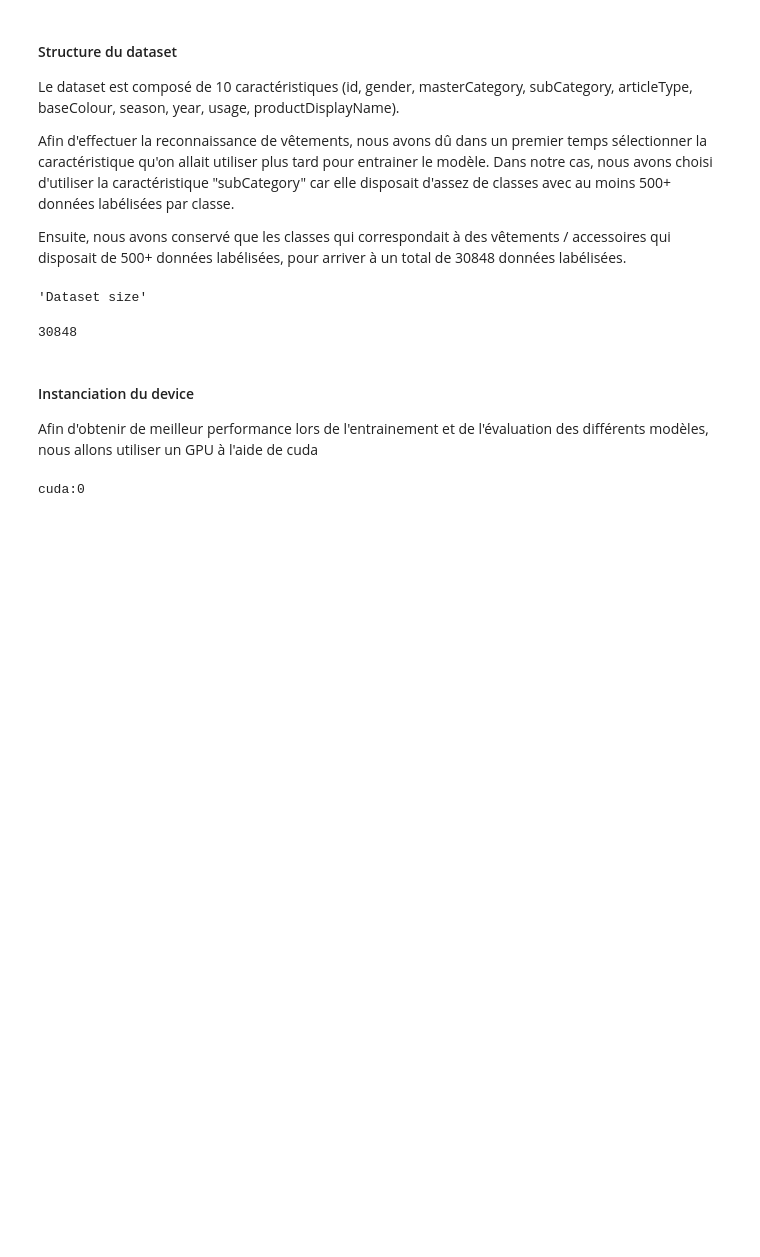
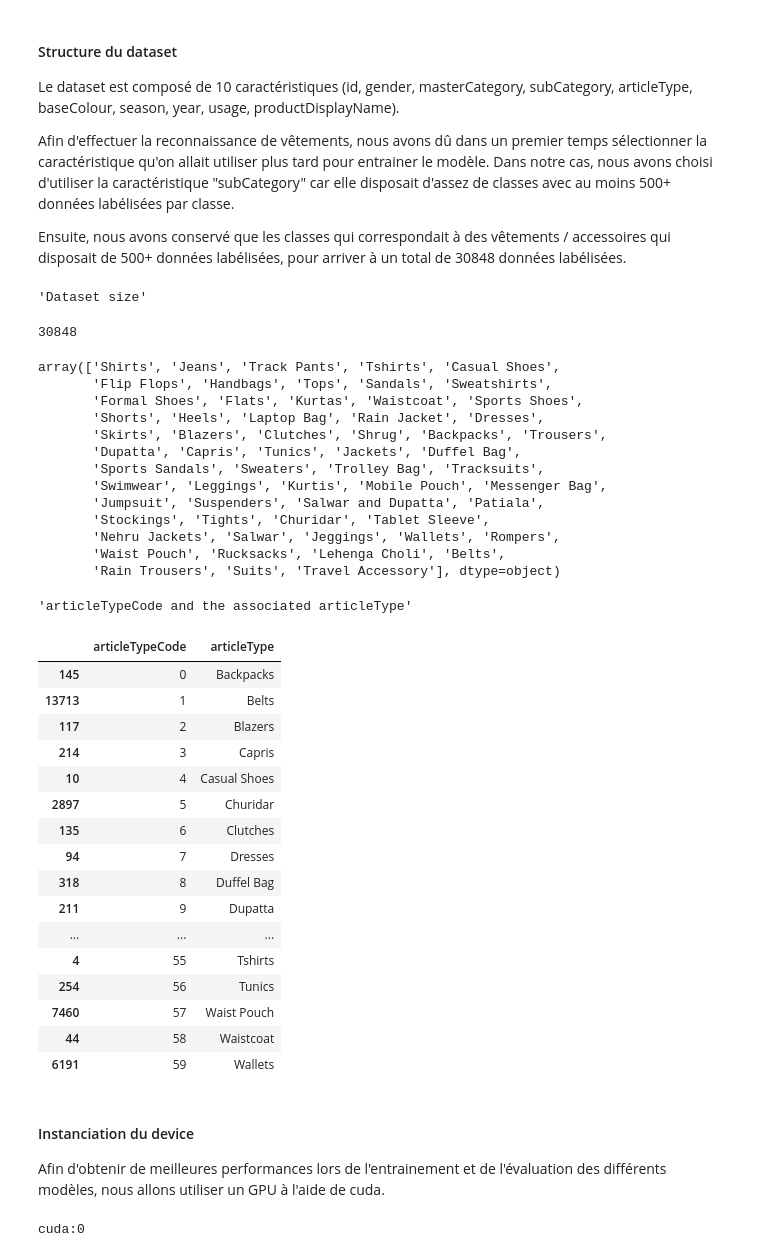
Before and after one commit to KontainPluton/TPs_Artificial_Neural_Network, a Jupyter notebook: Projet/Projet_Fashion.ipynb, the cells around one changed output. Cells and saved outputs as stored; diff of their text form; code cells hidden in the pictures; blank space fills up the shorter version.

```diff
--- a/Projet/Projet_Fashion.ipynb
+++ b/Projet/Projet_Fashion.ipynb
@@ -124,9 +125,43 @@ Ensuite, nous avons conservé que les classes qui correspondait à des vêtement
 # %%
 # Drop subCategory that is not Topwear, Bottomwear, Shoes, Sandal, Bags, Flip Flops, Dress
 df = df[df.subCategory.isin(["Topwear", "Bottomwear", "Shoes", "Sandal", "Bags", "Flip Flops", "Dress"])]
 
-# Show dataset size with Topwear, Bottomwear, Shoes, Sandals and Bags
+# Show dataset size with Topwear, Bottomwear, Shoes, Sandal, Bags, Flip Flops, Dress
 display("Dataset size", df.shape[0])
+
+# Show number of articleType
+display(df['articleType'].unique())
 # %% [output]
 'Dataset size'
 30848
+array(['Shirts', 'Jeans', 'Track Pants', 'Tshirts', 'Casual Shoes',
+       'Flip Flops', 'Handbags', 'Tops', 'Sandals', 'Sweatshirts',
+       'Formal Shoes', 'Flats', 'Kurtas', 'Waistcoat', 'Sports Shoes',
+       'Shorts', 'Heels', 'Laptop Bag', 'Rain Jacket', 'Dresses',
+       'Skirts', 'Blazers', 'Clutches', 'Shrug', 'Backpacks', 'Trousers',
+       'Dupatta', 'Capris', 'Tunics', 'Jackets', 'Duffel Bag',
+       'Sports Sandals', 'Sweaters', 'Trolley Bag', 'Tracksuits',
+       'Swimwear', 'Leggings', 'Kurtis', 'Mobile Pouch', 'Messenger Bag',
+       'Jumpsuit', 'Suspenders', 'Salwar and Dupatta', 'Patiala',
+       'Stockings', 'Tights', 'Churidar', 'Tablet Sleeve',
+       'Nehru Jackets', 'Salwar', 'Jeggings', 'Wallets', 'Rompers',
+       'Waist Pouch', 'Rucksacks', 'Lehenga Choli', 'Belts',
+       'Rain Trousers', 'Suits', 'Travel Accessory'], dtype=object)
+'articleTypeCode and the associated articleType'
+|  | articleTypeCode | articleType |
+| 145 | 0 | Backpacks |
+| 13713 | 1 | Belts |
+| 117 | 2 | Blazers |
+| 214 | 3 | Capris |
+| 10 | 4 | Casual Shoes |
+| 2897 | 5 | Churidar |
+| 135 | 6 | Clutches |
+| 94 | 7 | Dresses |
+| 318 | 8 | Duffel Bag |
+| 211 | 9 | Dupatta |
+| ... | ... | ... |
+| 4 | 55 | Tshirts |
+| 254 | 56 | Tunics |
+| 7460 | 57 | Waist Pouch |
+| 44 | 58 | Waistcoat |
+| 6191 | 59 | Wallets |
@@ -133,6 +178,6 @@ display("Dataset size", df.shape[0])
 # %% [markdown]
 #### Instanciation du device
 
-Afin d'obtenir de meilleur performance lors de l'entrainement et de l'évaluation des différents modèles, nous allons utiliser un GPU à l'aide de cuda
+Afin d'obtenir de meilleures performances lors de l'entrainement et de l'évaluation des différents modèles, nous allons utiliser un GPU à l'aide de cuda.
 # %%
 device = torch.device('cuda:0' if torch.cuda.is_available() else 'cpu') # Select the device
```
Also changed, not shown: parts of 15 cells of this notebook.
